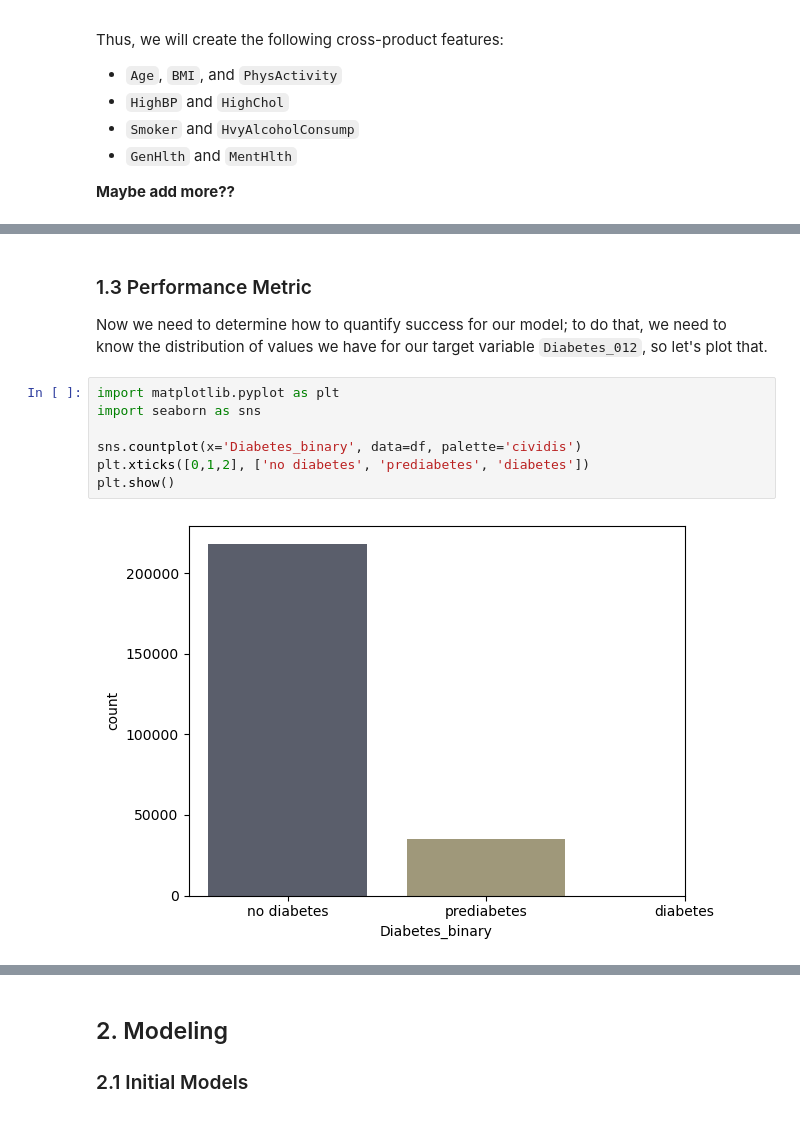
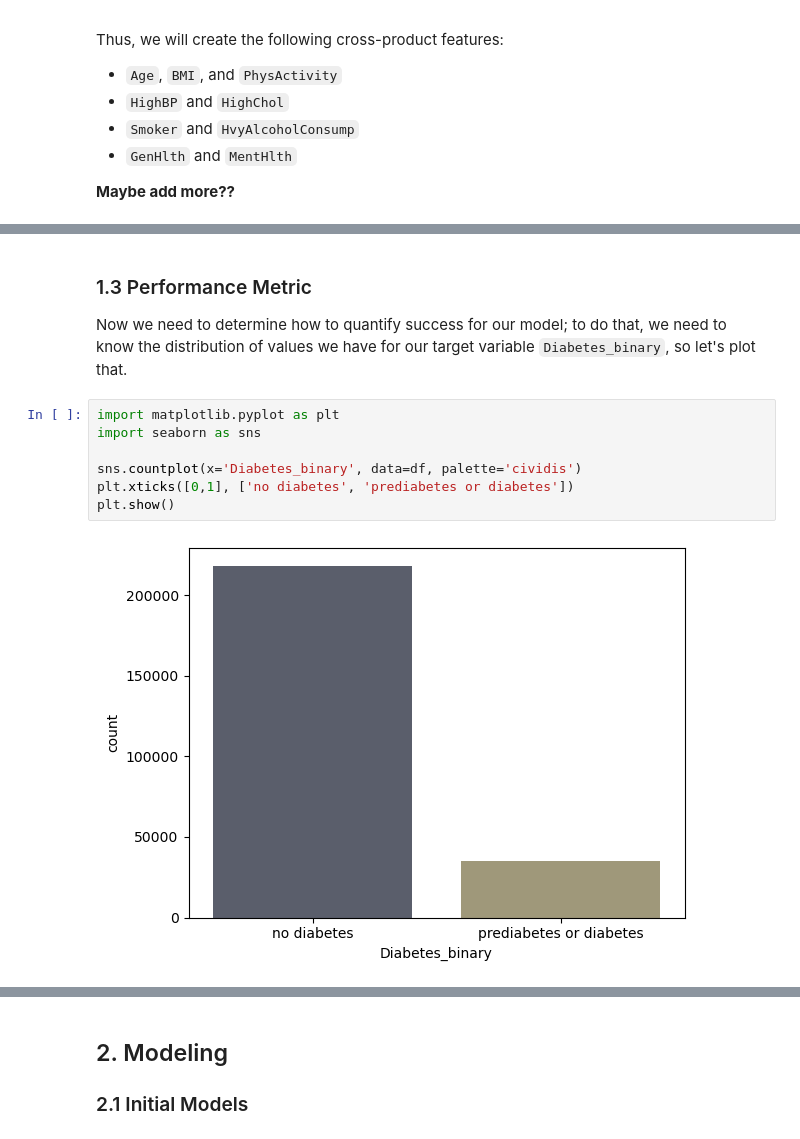
Before and after one commit to Mikecamdo/MachineLearning, a Jupyter notebook: Lab 5/WideAndDeepNetworks.ipynb, the cells around one changed output, grey strips where cells are left out. Cells and saved outputs as stored; diff of their text form.

Commit message:
Updated Wording
Updated wording in some descriptions to reflect switching to the binary dataset

```diff
--- a/Lab 5/WideAndDeepNetworks.ipynb
+++ b/Lab 5/WideAndDeepNetworks.ipynb
@@ -239,13 +243,13 @@ memory usage: 30.0 MB
 # %% [markdown]
 ### 1.3 Performance Metric
-Now we need to determine how to quantify success for our model; to do that, we need to know the distribution of values we have for our target variable <code>Diabetes_012</code>, so let's plot that.
+Now we need to determine how to quantify success for our model; to do that, we need to know the distribution of values we have for our target variable <code>Diabetes_binary</code>, so let's plot that.
 # %%
 import matplotlib.pyplot as plt
 import seaborn as sns
 
 sns.countplot(x='Diabetes_binary', data=df, palette='cividis')
-plt.xticks([0,1,2], ['no diabetes', 'prediabetes', 'diabetes'])
+plt.xticks([0,1], ['no diabetes', 'prediabetes or diabetes'])
 plt.show()
 # %% [output]
-[figure, old version]
+[figure, new version]
 # %% [markdown]
```
Also changed, not shown: parts of 15 cells of this notebook.
